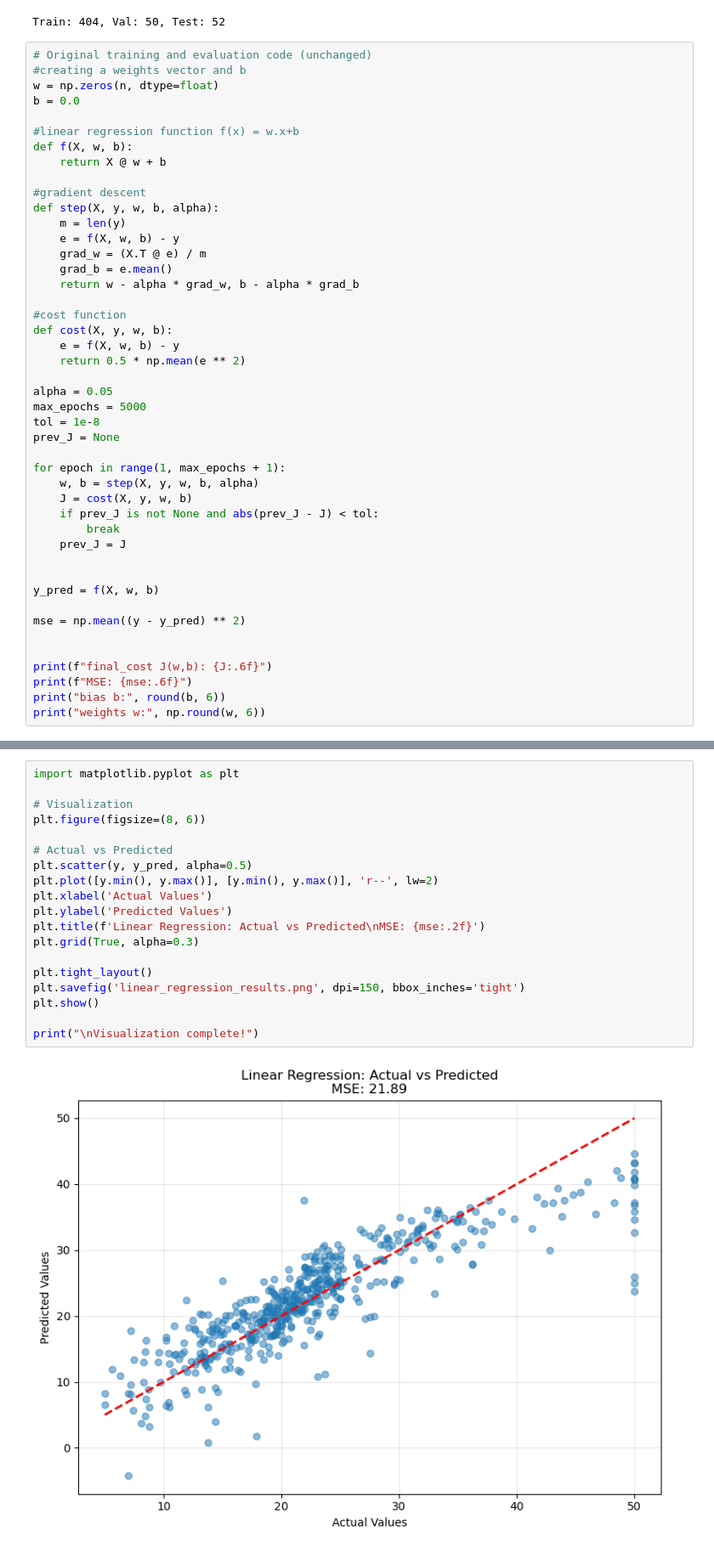
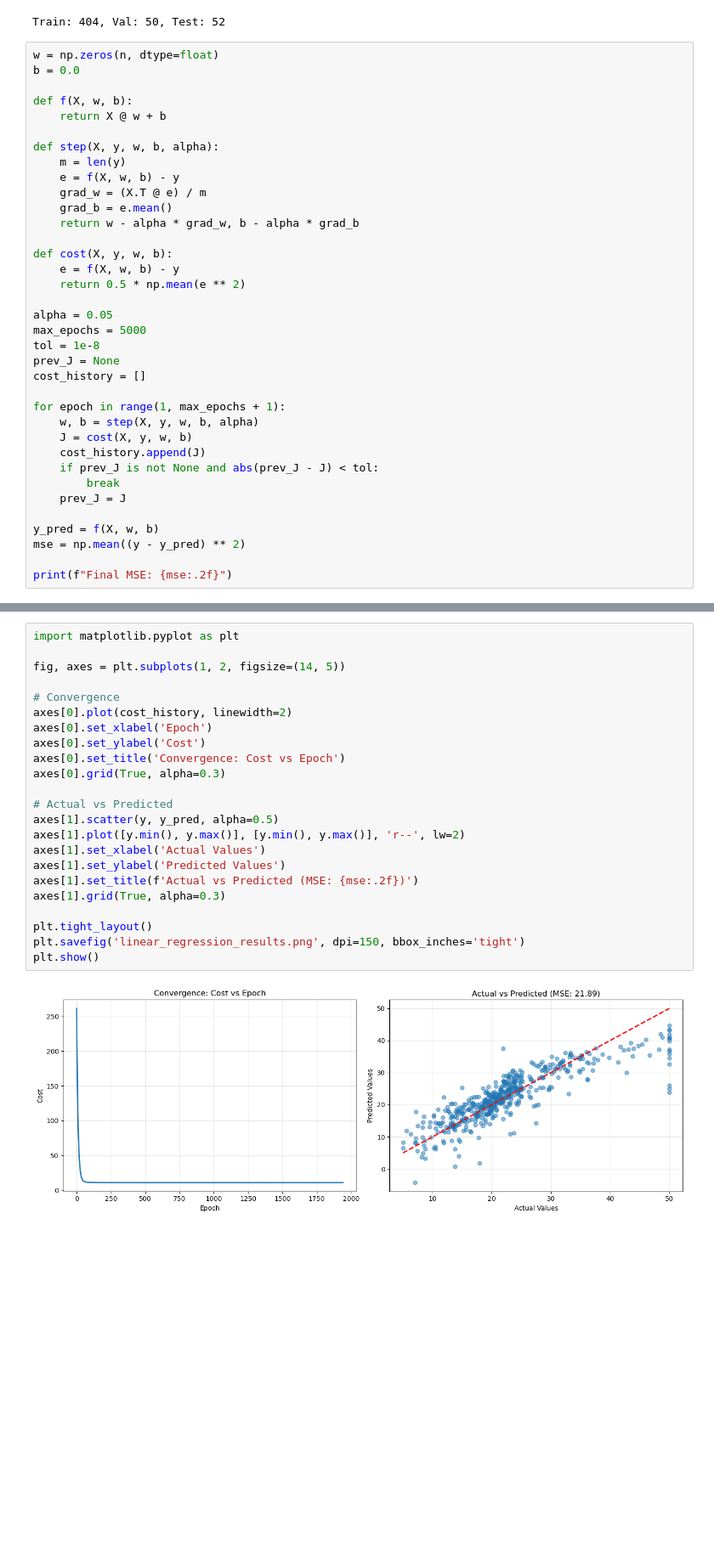
Before and after one commit to sooryas1233213/Cryptonite-RTP-Soorya, a Jupyter notebook: linear_regression_simple.ipynb, the cells around one changed output, grey strips where cells are left out. Shown: that part at 85% size. Drawn from its saved outputs; the diff is of its cells as text; blank space fills up the shorter version.

```diff
--- a/linear_regression_simple.ipynb
+++ b/linear_regression_simple.ipynb
@@ -37,16 +37,12 @@ print(f"Train: {m_train}, Val: {m_val}, Test: {m_test}")
 # %% [output]
 Train: 404, Val: 50, Test: 52
 # %%
-# Original training and evaluation code (unchanged)
-#creating a weights vector and b
 w = np.zeros(n, dtype=float)
 b = 0.0
 
-#linear regression function f(x) = w.x+b
 def f(X, w, b):
     return X @ w + b
 
-#gradient descent
 def step(X, y, w, b, alpha):
     m = len(y)
     e = f(X, w, b) - y
@@ -54,7 +50,6 @@ def step(X, y, w, b, alpha):
     grad_b = e.mean()
     return w - alpha * grad_w, b - alpha * grad_b
 
-#cost function
 def cost(X, y, w, b):
     e = f(X, w, b) - y
     return 0.5 * np.mean(e ** 2)
@@ -63,22 +58,18 @@ alpha = 0.05
 max_epochs = 5000
 tol = 1e-8
 prev_J = None
+cost_history = []
 
 for epoch in range(1, max_epochs + 1):
     w, b = step(X, y, w, b, alpha)
     J = cost(X, y, w, b)
+    cost_history.append(J)
     if prev_J is not None and abs(prev_J - J) < tol:
         break
     prev_J = J
 
-
 y_pred = f(X, w, b)
-
 mse = np.mean((y - y_pred) ** 2)
 
-
-print(f"final_cost J(w,b): {J:.6f}")
-print(f"MSE: {mse:.6f}")
-print("bias b:", round(b, 6))
-print("weights w:", np.round(w, 6))
+print(f"Final MSE: {mse:.2f}")
 # %% [output]
@@ -90,21 +77,25 @@ weights w: [-0.927823  1.081001  0.139138  0.681992 -2.056412  2.67455   0.01919
 # %%
 import matplotlib.pyplot as plt
 
-# Visualization
-plt.figure(figsize=(8, 6))
+fig, axes = plt.subplots(1, 2, figsize=(14, 5))
+
+# Convergence
+axes[0].plot(cost_history, linewidth=2)
+axes[0].set_xlabel('Epoch')
+axes[0].set_ylabel('Cost')
+axes[0].set_title('Convergence: Cost vs Epoch')
+axes[0].grid(True, alpha=0.3)
 
 # Actual vs Predicted
-plt.scatter(y, y_pred, alpha=0.5)
-plt.plot([y.min(), y.max()], [y.min(), y.max()], 'r--', lw=2)
-plt.xlabel('Actual Values')
-plt.ylabel('Predicted Values')
-plt.title(f'Linear Regression: Actual vs Predicted\nMSE: {mse:.2f}')
-plt.grid(True, alpha=0.3)
+axes[1].scatter(y, y_pred, alpha=0.5)
+axes[1].plot([y.min(), y.max()], [y.min(), y.max()], 'r--', lw=2)
+axes[1].set_xlabel('Actual Values')
+axes[1].set_ylabel('Predicted Values')
+axes[1].set_title(f'Actual vs Predicted (MSE: {mse:.2f})')
+axes[1].grid(True, alpha=0.3)
 
 plt.tight_layout()
 plt.savefig('linear_regression_results.png', dpi=150, bbox_inches='tight')
 plt.show()
-
-print("\nVisualization complete!")
 # %% [output]
-[figure, old version]
+[figure, new version]
```
Also changed, not shown: parts of 2 cells of this notebook, 1 other file.
